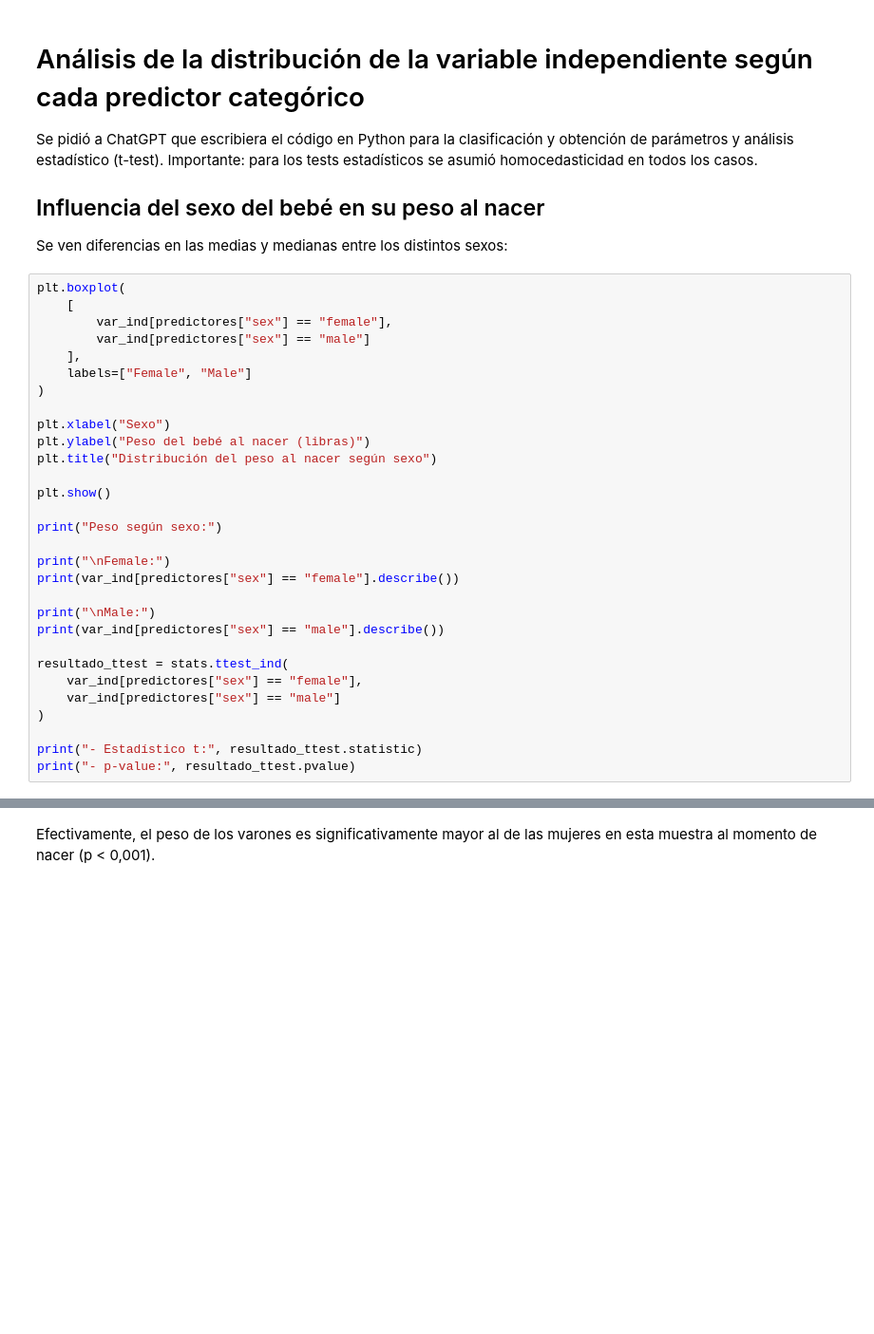
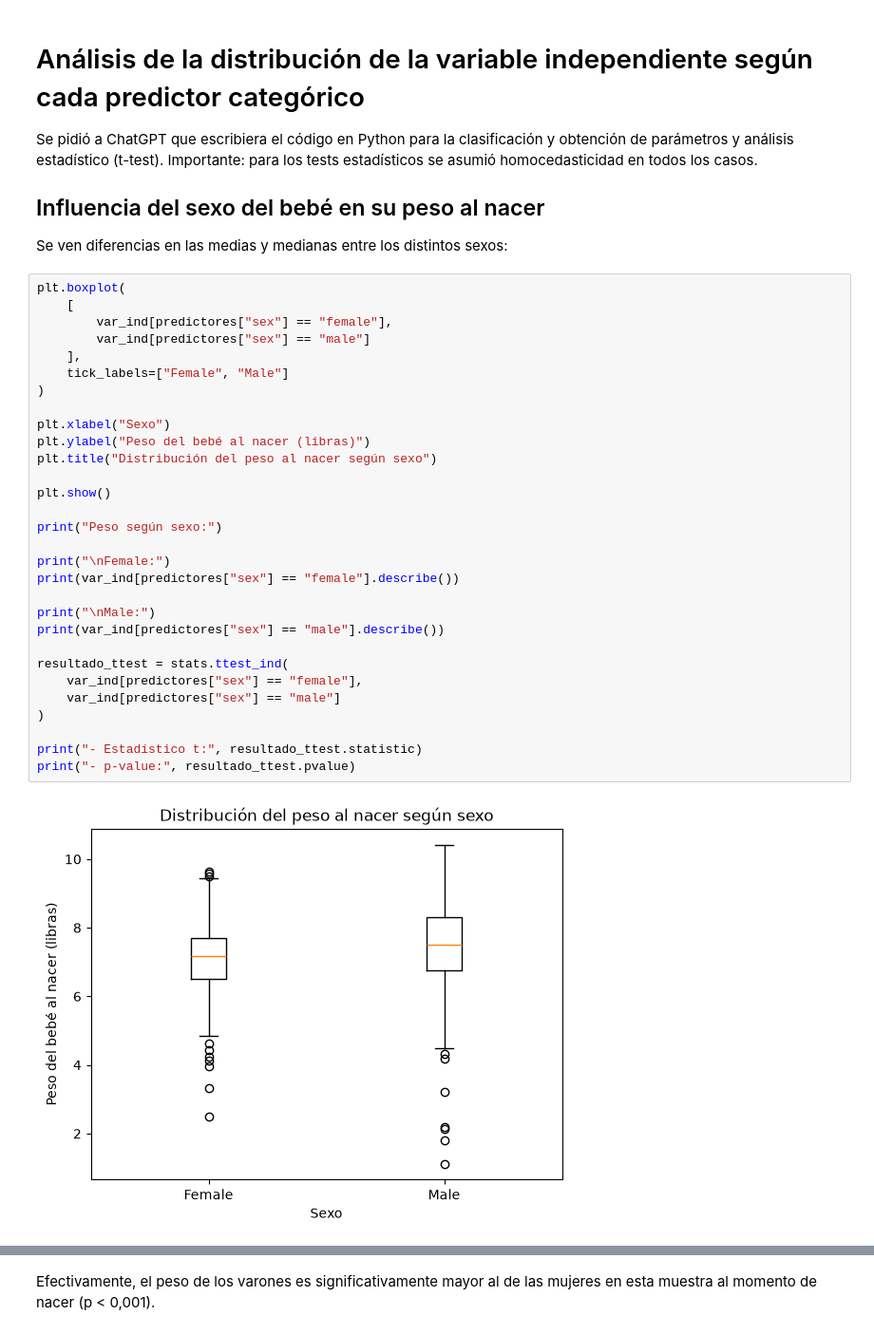
Before and after one commit to nehuenigds/LdD2026, a Jupyter notebook: TPs/TP1/TP1 ramiro.ipynb, the cells around one changed output, grey strips where cells are left out. Shown at 95% size. Drawn from its saved outputs; the diff is of its cells as text; blank space fills up the shorter version.

```diff
--- a/TPs/TP1/TP1 ramiro.ipynb
+++ b/TPs/TP1/TP1 ramiro.ipynb
@@ -119,30 +183,32 @@ Se ven diferencias en las medias y medianas entre los distintos sexos:
 # %%
 plt.boxplot(
     [
         var_ind[predictores["sex"] == "female"],
         var_ind[predictores["sex"] == "male"]
     ],
-    labels=["Female", "Male"]
+    tick_labels=["Female", "Male"]
 )
 
 plt.xlabel("Sexo")
 plt.ylabel("Peso del bebé al nacer (libras)")
 plt.title("Distribución del peso al nacer según sexo")
 
 plt.show()
 
 print("Peso según sexo:")
 
 print("\nFemale:")
 print(var_ind[predictores["sex"] == "female"].describe())
 
 print("\nMale:")
 print(var_ind[predictores["sex"] == "male"].describe())
 
 resultado_ttest = stats.ttest_ind(
     var_ind[predictores["sex"] == "female"],
     var_ind[predictores["sex"] == "male"]
 )
 
 print("- Estadístico t:", resultado_ttest.statistic)
 print("- p-value:", resultado_ttest.pvalue)
+# %% [output]
+[figure, added]
```
Also changed, not shown: parts of 29 cells of this notebook, 3 other files.
